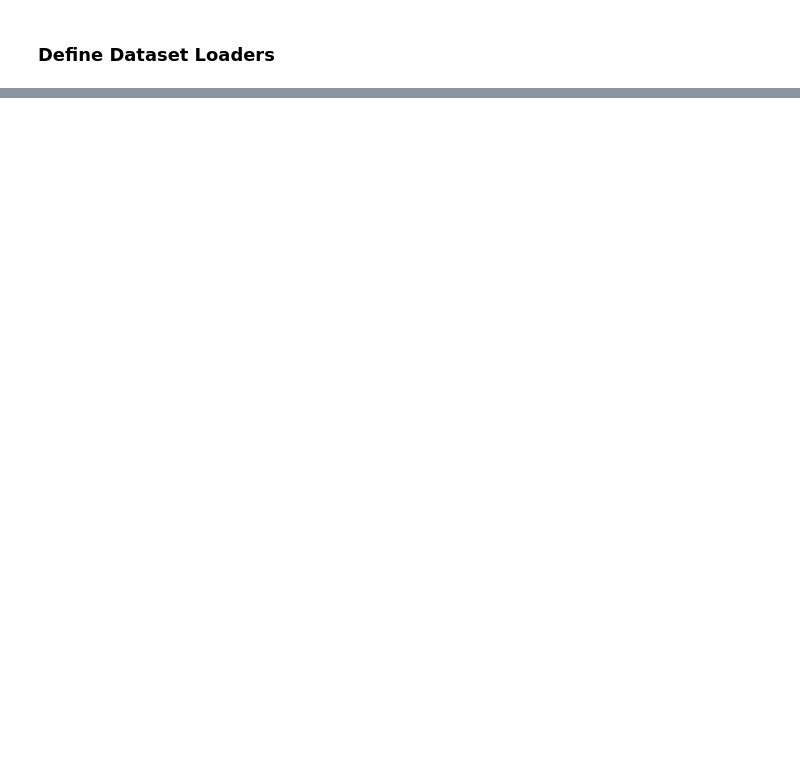
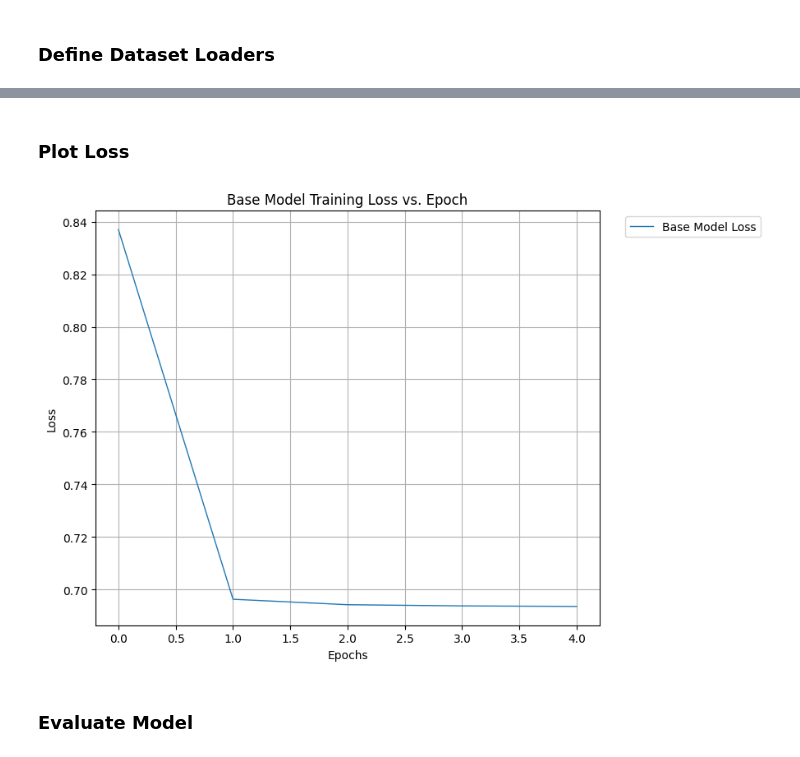
Before and after one commit to ENELEngineering/ENDG511_Project_RODNet, a Jupyter notebook: experiments.ipynb, the cells around one changed output, grey strips where cells are left out. Drawn from its saved outputs; the diff is of its cells as text; code cells hidden in the pictures; blank space fills up the shorter version.

Commit message:
Modifications to include validation methods, training with half precision, and plotting curves.

```diff
--- a/experiments.ipynb
+++ b/experiments.ipynb
@@ -161,7 +172,7 @@ from trainModel import TrainBranchedHandler, TrainBaseHandler
 # %%
 rodnet_base = RODNetBase(in_channels=2, n_class=n_class).to(device)
-base_optimizer = optim.Adam(rodnet_base.parameters(), lr=lr)
-base_criterion = nn.BCELoss()
+base_optimizer = optim.Adam(rodnet_base.parameters(), lr=lr, eps=1e-4)
+base_criterion = nn.BCEWithLogitsLoss()
 base_scheduler = StepLR(base_optimizer, step_size=config_dict['train_cfg']['lr_step'], gamma=0.1)
 
 base_trainer = TrainBaseHandler(
@@ -216,5 +318,0 @@ Number of decoder long parameters: 28038596
-# %%
-rodNet_v0, history_v0 = base_trainer.train(tdataloader, train_model_path)
-base_trainer.save_metrics(test_res_dir)
-
-# TODO: Report Precision, Recall, Accuracy
@@ -458,0 +325,11 @@ plt.show()
+# %%
+test_res_dir_base = os.path.join(test_res_dir, "base")
+if not os.path.exists(test_res_dir_base):
+    os.makedirs(test_res_dir_base)
+
+train_model_path_base = os.path.join(train_model_path, "base")
+if not os.path.exists(train_model_path_base):
+    os.makedirs(train_model_path_base)
+# %%
+trained_rodnet_base, history_base = base_trainer.train(tdataloader, train_model_path_base)
+base_trainer.save_metrics(test_res_dir_base)
@@ -458,0 +353,13 @@ plt.show()
+# %% [markdown]
+### Plot Loss
+# %%
+total_loss = history_base['train']['loss']
+epochs = list(range(n_epoch))
+
+fig = plot_loss("Base Model", epochs, [total_loss], ["Base Model"]) # NOSONAR
+fig.savefig(os.path.join(test_res_dir_base, "base_loss.png"))
+fig.show()
+# %% [output]
+[figure, added]
+# %% [markdown]
+### Evaluate Model
```
Also changed, not shown: parts of 80 cells of this notebook, 4 other files.
